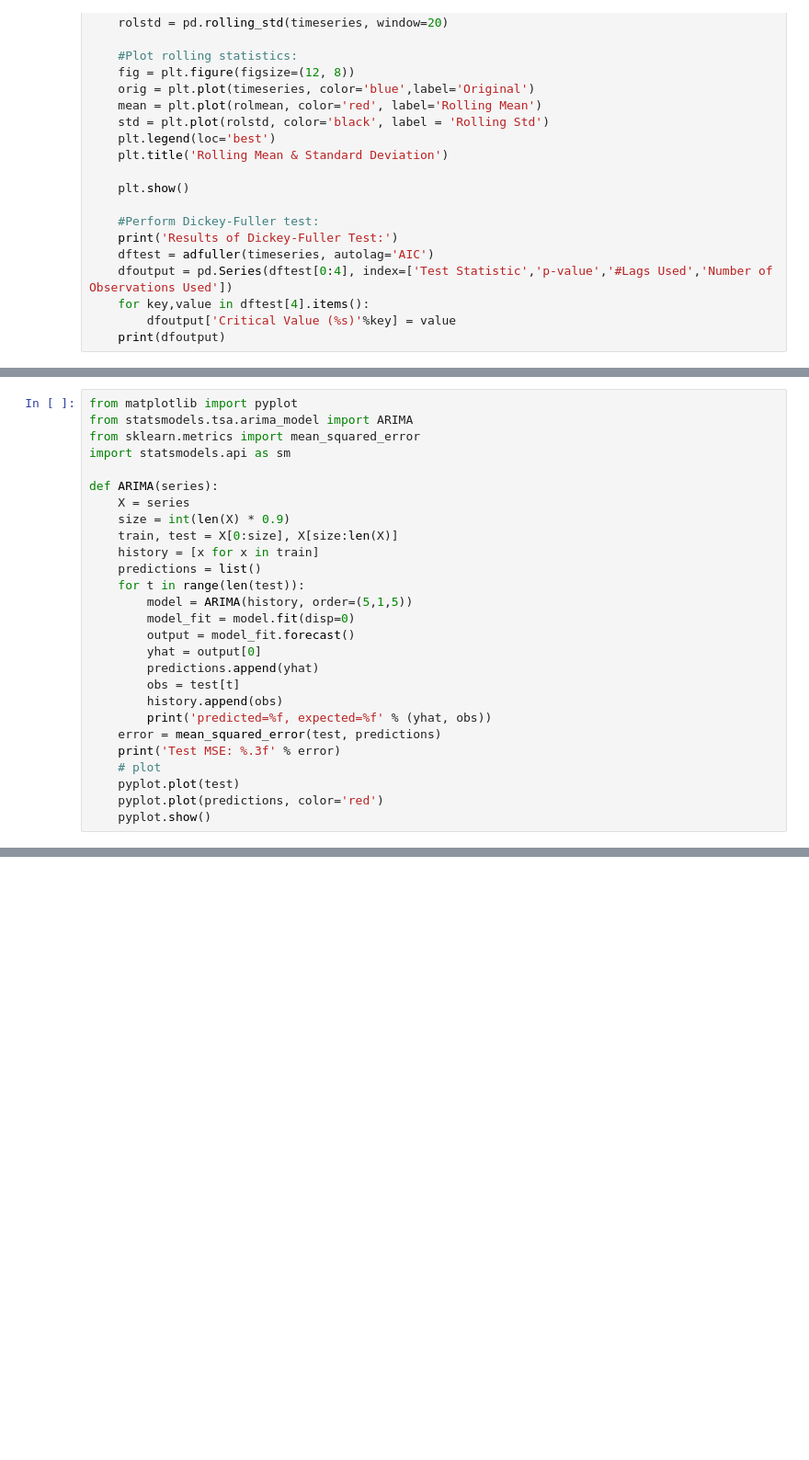
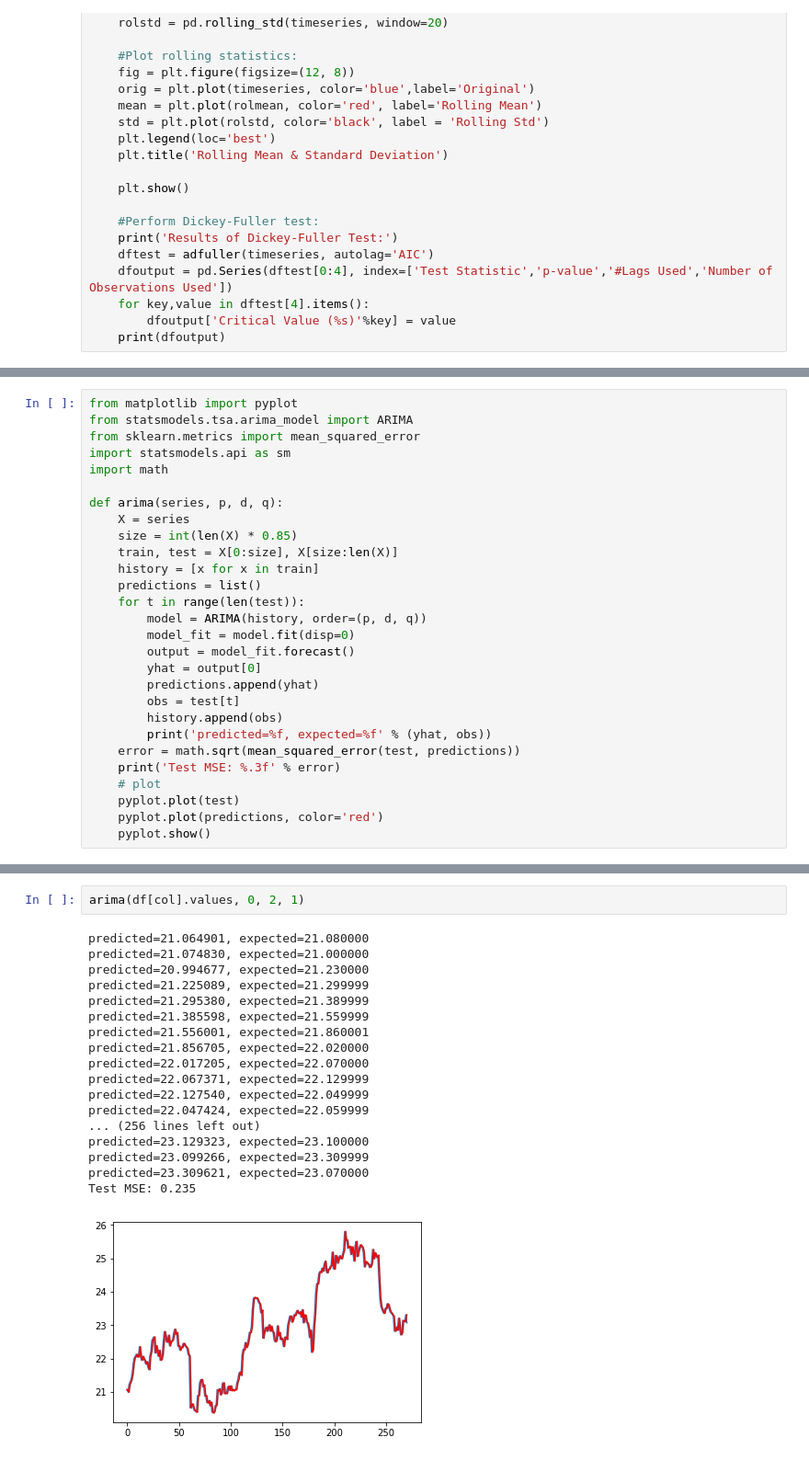
Before and after one commit to gautamc1106/financial_modelling, a Jupyter notebook: modeling.ipynb, the cells around one changed output, grey strips where cells are left out. Shown at 92% size. Saved outputs shown, nothing was run; the diff lists cells and outputs as text; blank space fills up the shorter version.

```diff
--- a/modeling.ipynb
+++ b/modeling.ipynb
@@ -81,15 +59,16 @@ from matplotlib import pyplot
 from statsmodels.tsa.arima_model import ARIMA
 from sklearn.metrics import mean_squared_error
 import statsmodels.api as sm
+import math
 
-def ARIMA(series):
+def arima(series, p, d, q):
     X = series
-    size = int(len(X) * 0.9)
+    size = int(len(X) * 0.85)
     train, test = X[0:size], X[size:len(X)]
     history = [x for x in train]
     predictions = list()
     for t in range(len(test)):
-        model = ARIMA(history, order=(5,1,5))
+        model = ARIMA(history, order=(p, d, q))
         model_fit = model.fit(disp=0)
         output = model_fit.forecast()
         yhat = output[0]
@@ -97,7 +76,7 @@ def ARIMA(series):
         obs = test[t]
         history.append(obs)
         print('predicted=%f, expected=%f' % (yhat, obs))
-    error = mean_squared_error(test, predictions)
+    error = math.sqrt(mean_squared_error(test, predictions))
     print('Test MSE: %.3f' % error)
     # plot
     pyplot.plot(test)
@@ -127,0 +108,21 @@ df
+# %%
+arima(df[col].values, 0, 2, 1)
+# %% [output]
+predicted=21.064901, expected=21.080000
+predicted=21.074830, expected=21.000000
+predicted=20.994677, expected=21.230000
+predicted=21.225089, expected=21.299999
+predicted=21.295380, expected=21.389999
+predicted=21.385598, expected=21.559999
+predicted=21.556001, expected=21.860001
+predicted=21.856705, expected=22.020000
+predicted=22.017205, expected=22.070000
+predicted=22.067371, expected=22.129999
+predicted=22.127540, expected=22.049999
+predicted=22.047424, expected=22.059999
+... (256 lines left out)
+predicted=23.129323, expected=23.100000
+predicted=23.099266, expected=23.309999
+predicted=23.309621, expected=23.070000
+Test MSE: 0.235
+[figure, added]
```
Also changed, not shown: parts of 14 cells of this notebook, 5 other files.
